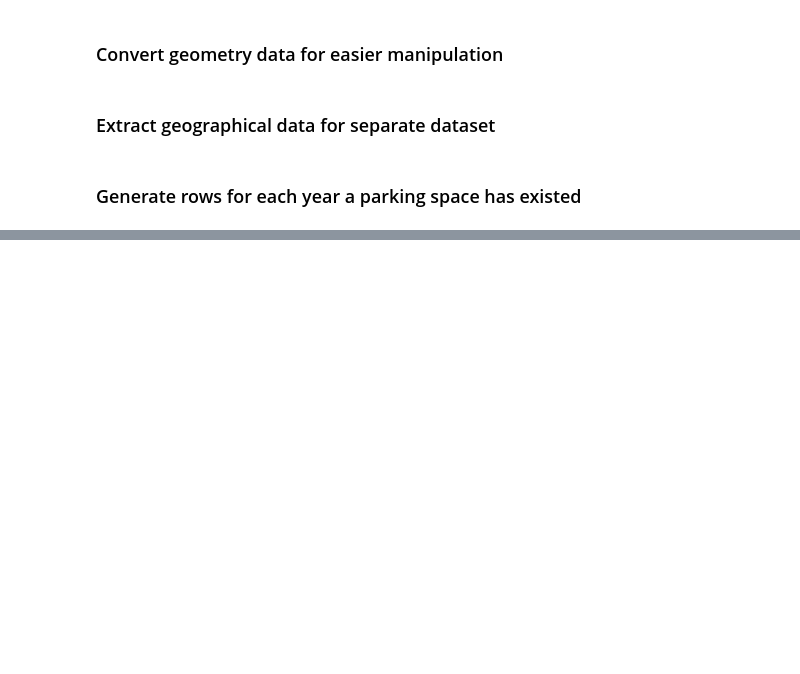
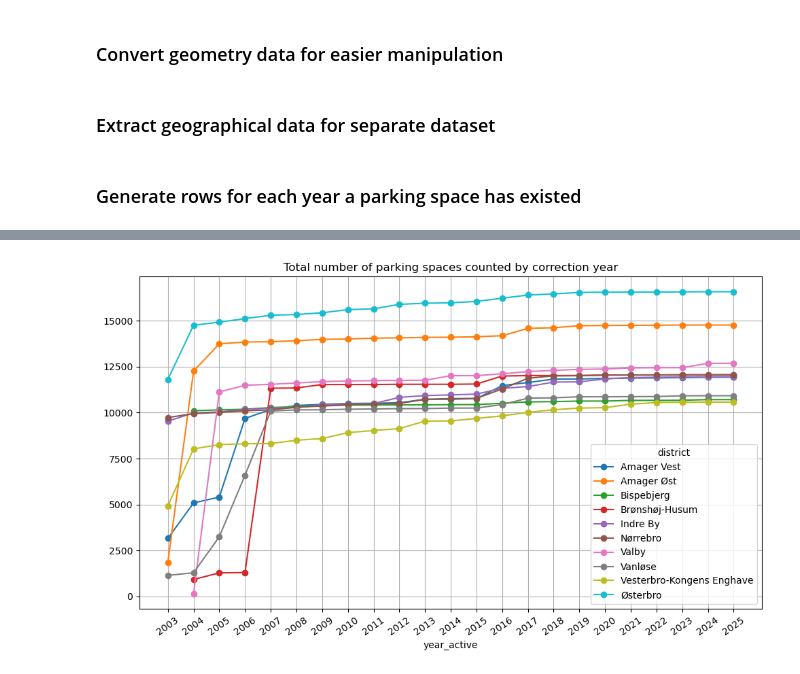
Before and after one commit to AleksandarLukic96/02806_Social_Data, a Jupyter notebook: Project/Data_overview_Parking_Spaces.ipynb, the cells around one changed output, grey strips where cells are left out. Saved outputs shown, nothing was run; the diff lists cells and outputs as text; code cells hidden in the pictures; blank space fills up the shorter version.

Commit message:
Found edge case which bugged up the dataset. Fixed the bug and created some basic visualisation to check if the data seemed correct.

```diff
--- a/Project/Data_overview_Parking_Spaces.ipynb
+++ b/Project/Data_overview_Parking_Spaces.ipynb
@@ -189,7 +195,5 @@ df_renamed = df_renamed.astype(convert_dict)
 ### Extract year of creation and correction
 # %%
 # Manual extraction of years from creation and correction date columns
-df_renamed["year_creation"] = df_renamed["date_creation"].str.slice(0, 4).astype(int)
-df_renamed["year_correction"] = df_renamed["date_correction"].str.slice(0, 4).astype(int)
-
-df_renamed = df_renamed.drop(columns=["date_creation", "date_correction"], errors='ignore')
+df_renamed["year_creation"] = df_renamed["date_creation"].str.slice(0, 4).astype(str)
+df_renamed["year_correction"] = df_renamed["date_correction"].str.slice(0, 4).astype(str)
@@ -196,2 +209,9 @@ df_renamed = df_renamed.drop(columns=["date_creation", "date_correction"], error
+# %%
+# Replace errorvalue with default year chosen
+DEFAULT_START_YEAR = "2003"
+df_renamed.replace(to_replace={"year_creation": "0200"}, value={"year_creation" : DEFAULT_START_YEAR}, inplace=True)
+
+# Drop the dates as we are only interested in the years
+df_renamed = df_renamed.drop(columns=["date_creation", "date_correction"], errors='ignore')
 # %% [markdown]
 ### Convert geometry data for easier manipulation
@@ -245,11 +264,16 @@ df_renamed = df_renamed.drop(columns=["coordinates"], errors='ignore')
 # Traverse dataframe and duplicate entries for each year since they were registered as created
 data = []
 for index, row in df_renamed.iterrows():
-    start_y = row["year_creation"]
+    start_y = int(row["year_creation"])
     end_y = 2025
     for y in range(start_y, end_y+1):
-        data.append([*row.tolist(), y])
+        data.append([*row.tolist(), str(y)])
 
 # Create dataframe from generated data
 df_yearly = pd.DataFrame(columns=[*list(df_renamed.columns), "year_active"], data=data)
 df_yearly.reset_index(drop=True, inplace=True)
+
+# Store yearly dataframe to new csv file
+cleaned_name_yearly = "parking_space_yearly_entries.csv"
+cleaned_path_yearly = os.path.join(data_path, cleaned_name_yearly)
+df_yearly.to_csv(cleaned_path_yearly, index=False)
@@ -260,0 +282,5 @@ df_yearly.to_csv(cleaned_path_yearly, index=False)
+# %%
+col_of_interest = "year_active"
+df_grouped = df_yearly.groupby([col_of_interest, "district"])["no_of_spaces"].sum().reset_index()
+df_pivot = df_grouped.pivot(index=col_of_interest, columns="district", values="no_of_spaces")
+df_pivot
@@ -260,0 +306,18 @@ df_yearly.to_csv(cleaned_path_yearly, index=False)
+# %%
+# Plot pivotted dataframe as lines
+df_pivot.index = df_pivot.index.astype(int)
+ax = df_pivot.plot(kind="line", marker='o', figsize=(10, 6))
+
+# Force all years to show on the x-axis
+ax.set_xticks(df_pivot.index)  # these are your actual year values
+ax.set_xticklabels(df_pivot.index, rotation=35)  # rotate for readability
+
+# Set title, labels, legeng and grid
+plt.grid(visible=True)
+
+plt.title("Total number of parking spaces counted by correction year")
+
+plt.tight_layout()
+plt.show()
+# %% [output]
+[figure, added]
```
Also changed, not shown: parts of 25 cells of this notebook, 2 other files.
